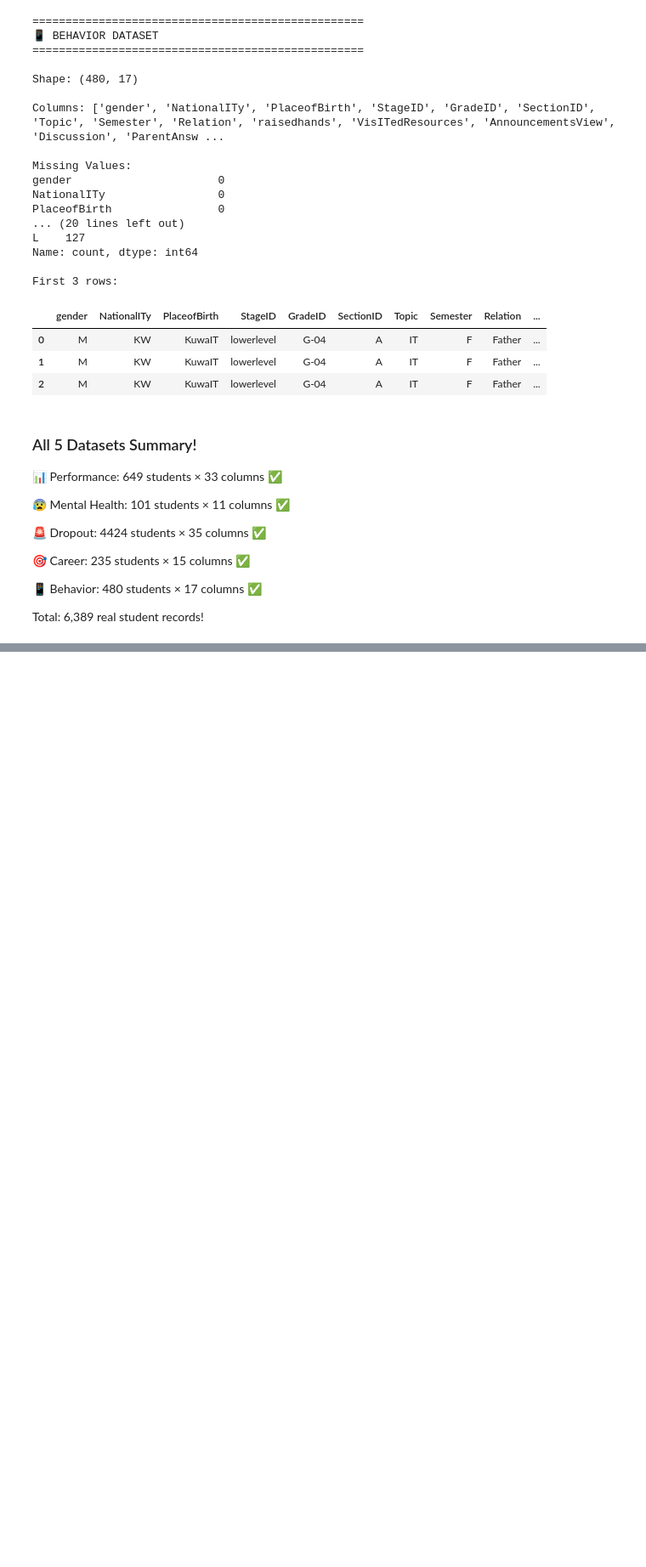
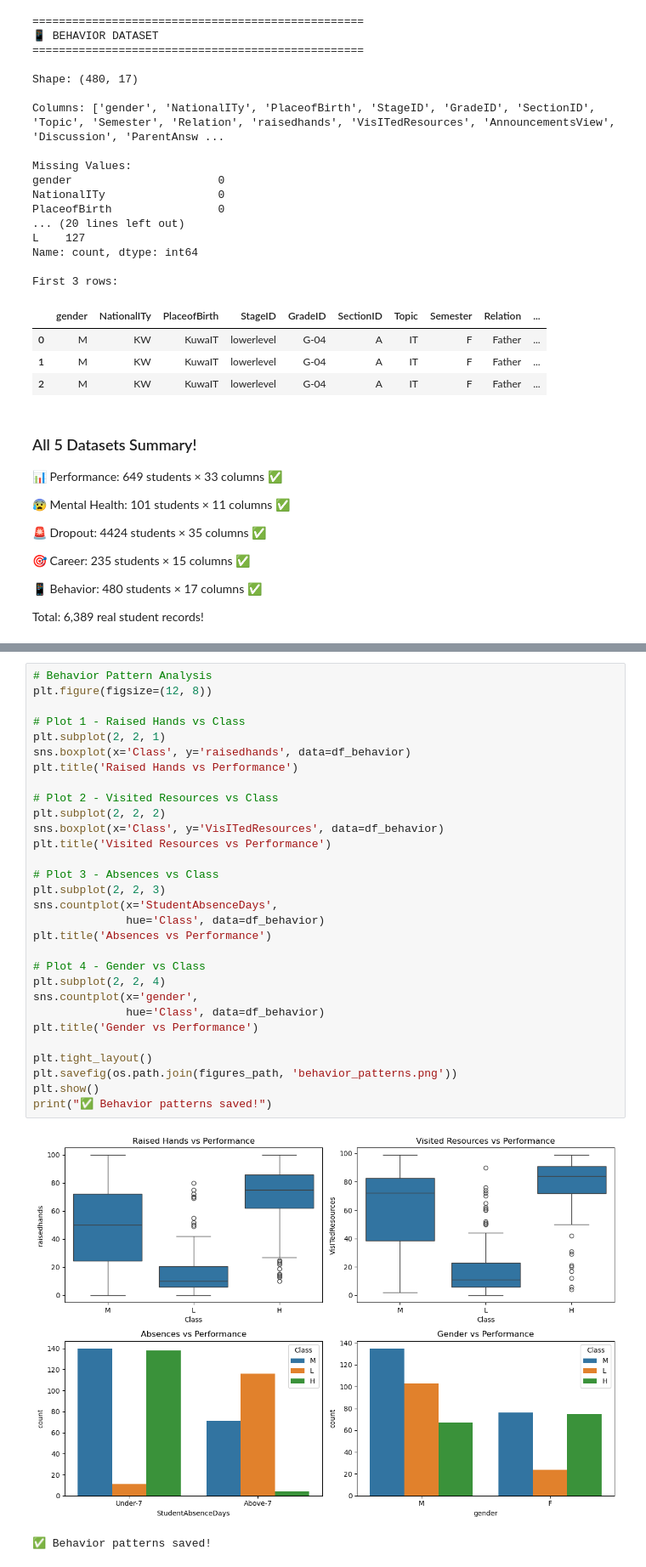
Before and after one commit to Amshavarthana-S/EduMindAI, a Jupyter notebook: notebooks/01_data_exploration/01_explore_data.ipynb.ipynb, the cells around one changed output, grey strips where cells are left out. Shown at 85% size. Cells and saved outputs as stored; diff of their text form; blank space fills up the shorter version.

```diff
--- a/notebooks/01_data_exploration/01_explore_data.ipynb.ipynb
+++ b/notebooks/01_data_exploration/01_explore_data.ipynb.ipynb
@@ -390,0 +489,33 @@ Total: 6,389 real student records!
+# %%
+# Behavior Pattern Analysis
+plt.figure(figsize=(12, 8))
+
+# Plot 1 - Raised Hands vs Class
+plt.subplot(2, 2, 1)
+sns.boxplot(x='Class', y='raisedhands', data=df_behavior)
+plt.title('Raised Hands vs Performance')
+
+# Plot 2 - Visited Resources vs Class
+plt.subplot(2, 2, 2)
+sns.boxplot(x='Class', y='VisITedResources', data=df_behavior)
+plt.title('Visited Resources vs Performance')
+
+# Plot 3 - Absences vs Class
+plt.subplot(2, 2, 3)
+sns.countplot(x='StudentAbsenceDays',
+              hue='Class', data=df_behavior)
+plt.title('Absences vs Performance')
+
+# Plot 4 - Gender vs Class
+plt.subplot(2, 2, 4)
+sns.countplot(x='gender',
+              hue='Class', data=df_behavior)
+plt.title('Gender vs Performance')
+
+plt.tight_layout()
+plt.savefig(os.path.join(figures_path, 'behavior_patterns.png'))
+plt.show()
+print("✅ Behavior patterns saved!")
+# %% [output]
+[figure, added]
+✅ Behavior patterns saved!
```
Also changed, not shown: parts of 4 cells of this notebook, 5 other files.
